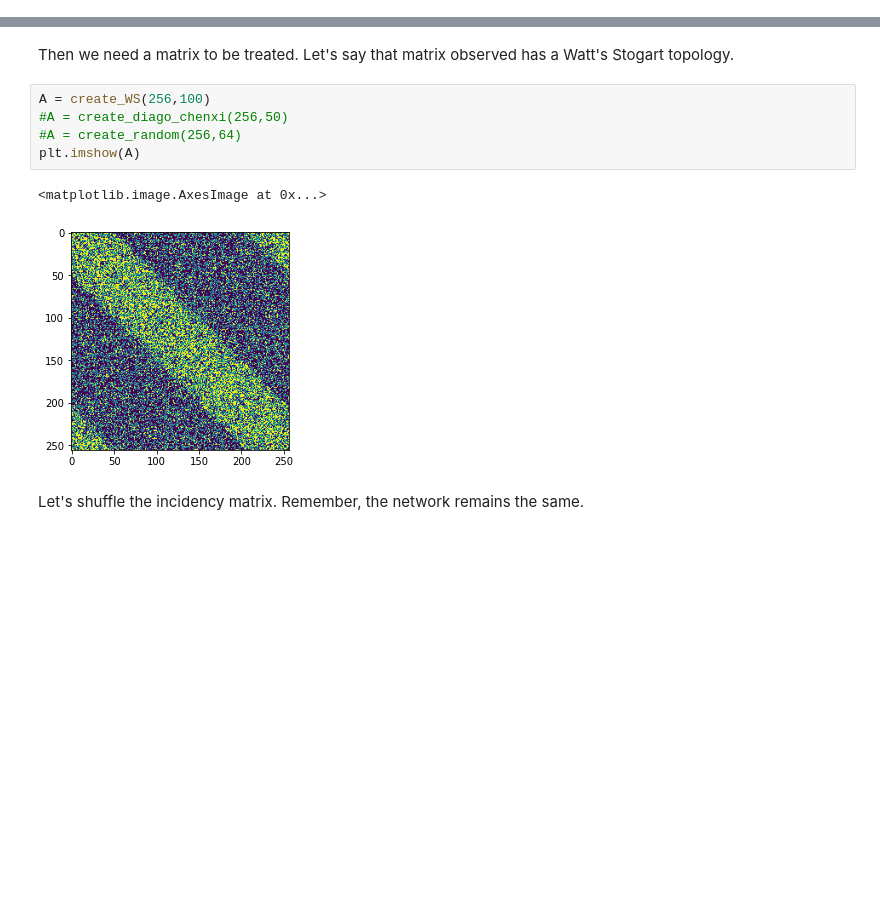
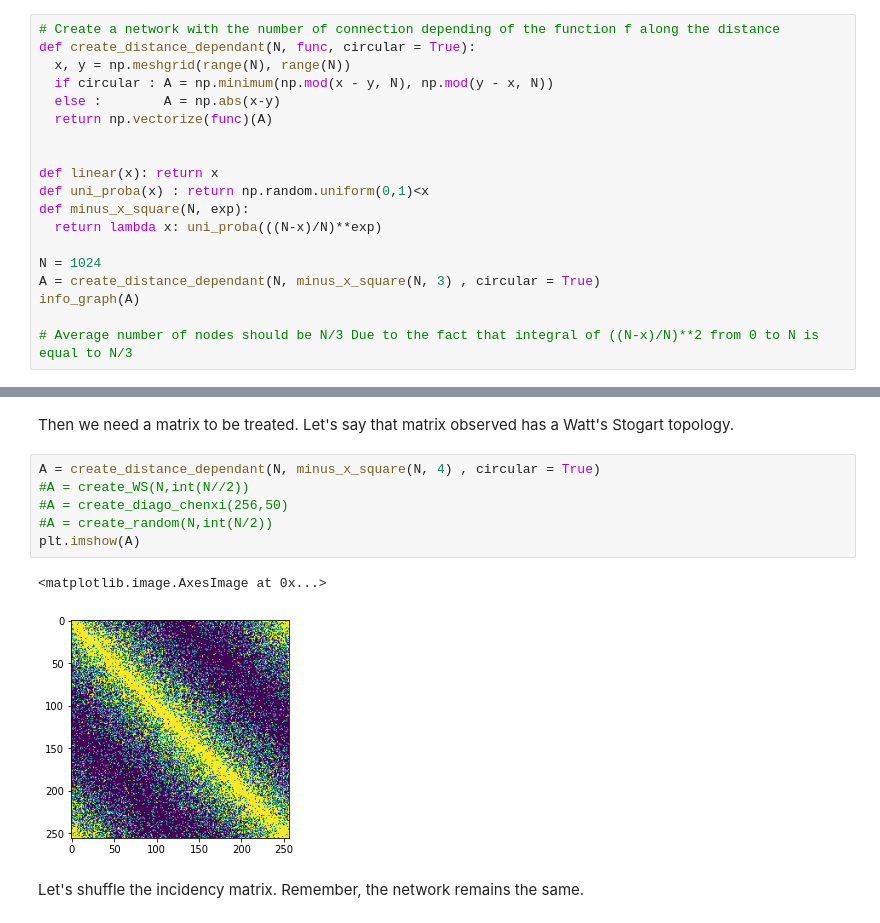
Before and after one commit to jiweber/Constrained-Mapping, a Jupyter notebook: Public_Mapping.ipynb, the cells around one changed output, grey strips where cells are left out. Saved outputs shown, nothing was run; the diff lists cells and outputs as text; blank space fills up the shorter version.

```diff
--- a/Public_Mapping.ipynb
+++ b/Public_Mapping.ipynb
@@ -161,0 +161,19 @@ Average number of edges :  127.9921875
+# %%
+# Create a network with the number of connection depending of the function f along the distance
+def create_distance_dependant(N, func, circular = True):
+  x, y = np.meshgrid(range(N), range(N))
+  if circular : A = np.minimum(np.mod(x - y, N), np.mod(y - x, N))
+  else :        A = np.abs(x-y)
+  return np.vectorize(func)(A)
+
+
+def linear(x): return x
+def uni_proba(x) : return np.random.uniform(0,1)<x
+def minus_x_square(N, exp):
+  return lambda x: uni_proba(((N-x)/N)**exp)
+
+N = 1024
+A = create_distance_dependant(N, minus_x_square(N, 3) , circular = True)
+info_graph(A)
+
+# Average number of nodes should be N/3 Due to the fact that integral of ((N-x)/N)**2 from 0 to N is equal to N/3
@@ -311,13 +507,14 @@ plt.imshow(Mask)
 # %% [markdown]
 Then we need a matrix to be treated. Let's say that matrix observed has a Watt's Stogart topology.
 # %%
-A = create_WS(256,100)
+A = create_distance_dependant(N, minus_x_square(N, 4) , circular = True)
+#A = create_WS(N,int(N//2))
 #A = create_diago_chenxi(256,50)
-#A = create_random(256,64)
+#A = create_random(N,int(N/2))
 plt.imshow(A)
 # %% [output]
 <matplotlib.image.AxesImage at 0x...>
-[figure, old version]
+[figure, new version]
 # %% [markdown]
 Let's shuffle the incidency matrix. Remember, the network remains the same.
 # %%
```
Also changed, not shown: parts of 60 cells of this notebook.
